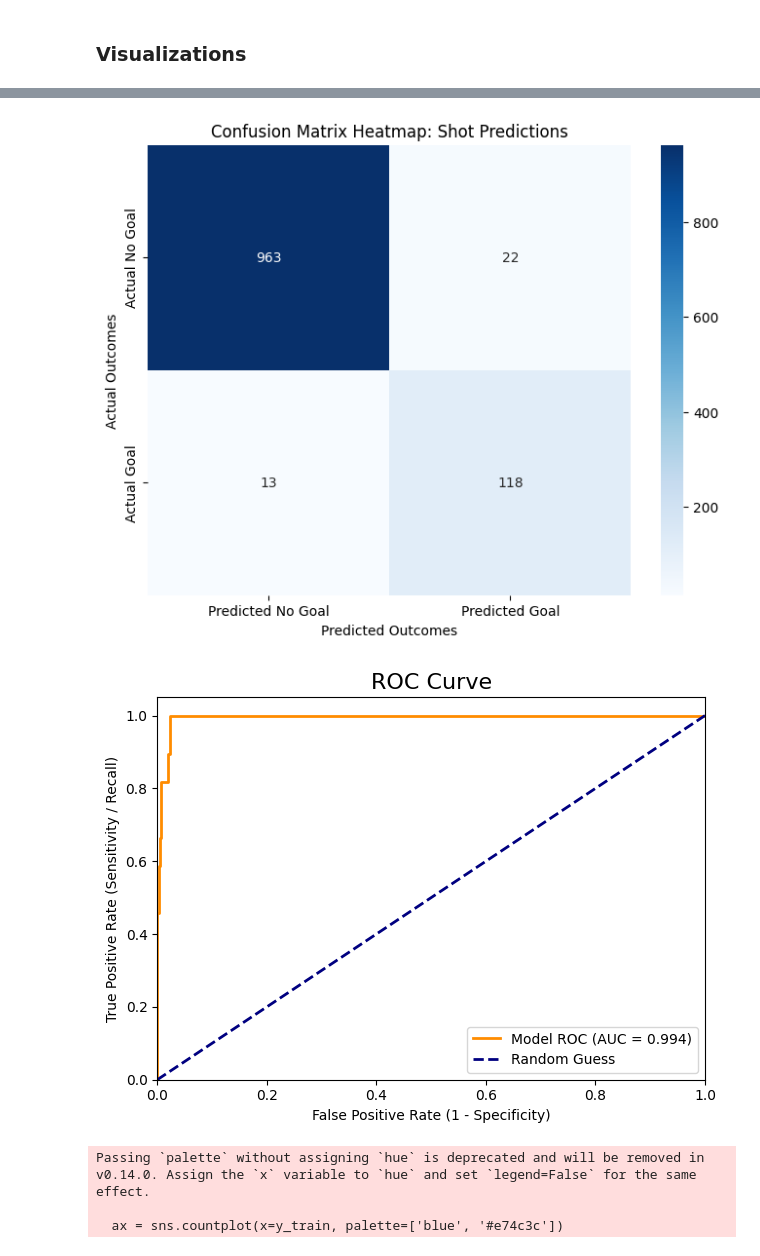
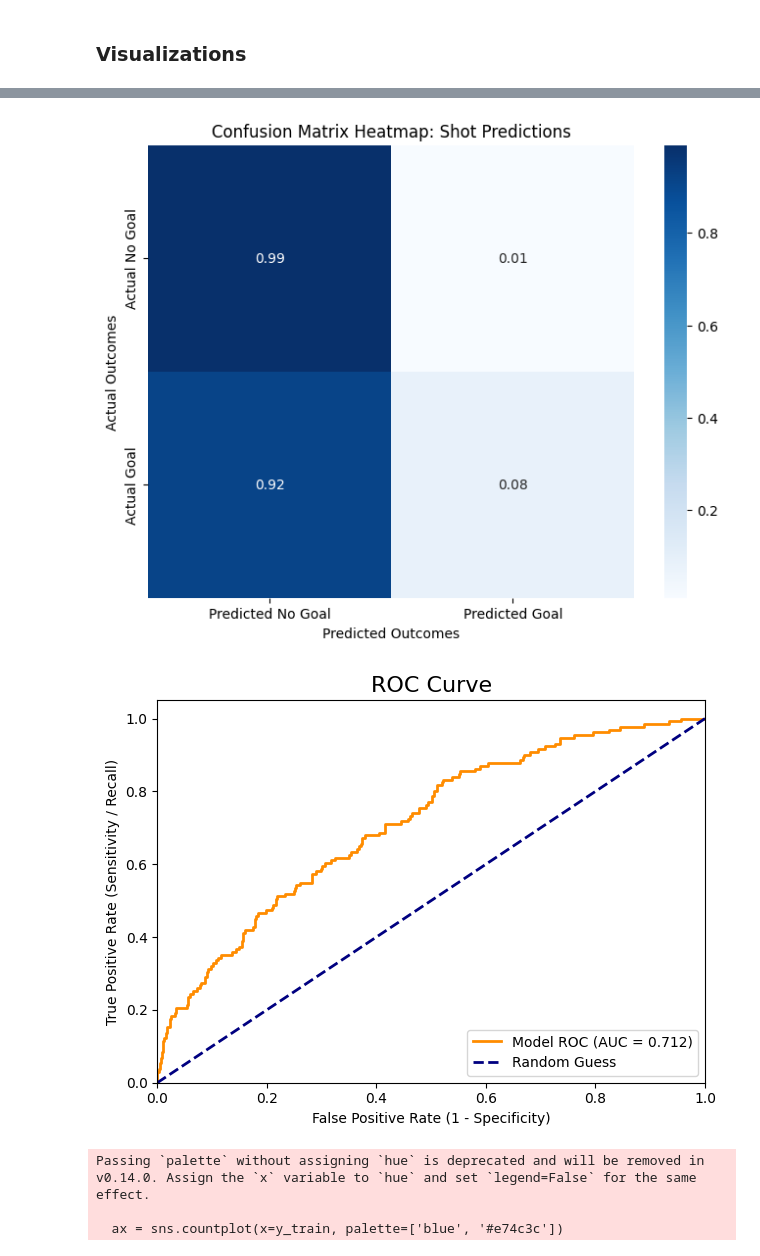
Before and after one commit to bustossophia/personalprojects, a Jupyter notebook: analysis.ipynb, the cells around one changed output, grey strips where cells are left out. Cells and saved outputs as stored; diff of their text form; code cells hidden in the pictures.

```diff
--- a/analysis.ipynb
+++ b/analysis.ipynb
@@ -329,7 +329,7 @@ df = df.drop(columns=to_drop)
 ##### Typically, we drop duplicates in data cleaning. However, in the case of this data, ID duplicates indicate a shot taken during the same game or period. Throughout this analysis, ID duplicates won't hurt or skew our findings.
 # %%
 df['target'] = df['typeDescKey']
-df['target'] = df['target'].apply(lambda x: 1 if x == 'goal' else 0)
+df['target'] = (df['target'].apply(lambda x: 1 if x == 'goal' else 0)).astype(int)
 df
 # %% [output]
 |  | homeTeamDefendingSide | typeDescKey | periodDescriptor.number | periodDescriptor.periodType | details.xCoord | ... |
@@ -453,0 +555,25 @@ nums=X_train.select_dtypes(include=['int64', 'float64']).columns.tolist()
+# %%
+GOAL_X = 89.0  # net location along the x-axis in NHL rink coordinates
+
+def add_geometry(frame):
+    out = frame.copy()
+    x = out['details.xCoord'].abs()      # fold both ends of the rink together
+    y = out['details.yCoord']
+    out['distance'] = np.sqrt((GOAL_X - x) ** 2 + y ** 2)
+    out['angle'] = np.degrees(np.arctan2(y.abs(), GOAL_X - x))
+    return out
+
+df_geo = add_geometry(df_clean)
+X_train_g, X_test_g = split_features(df_geo)
+
+
+#runs geometric logistic regression model with isotonic calibration and 5-fold cross-validation on the corrected dataset, which includes geometric features (distance and angle)
+#distance and angle are more interpetable than x and y coordinates, and they are more directly related to the probability of scoring a goal, which is why we needed to compute them.
+geo_logreg = CalibratedClassifierCV(
+    build_pipeline(X_train_g, LogisticRegression(max_iter=1000)),
+    method='isotonic', cv=5, n_jobs=-1)
+geo_logreg.fit(X_train_g, y_train)
+
+# a tree model can capture interactions a linear model can't
+geo_gbm = build_pipeline(X_train_g, HistGradientBoostingClassifier(random_state=42))
+geo_gbm.fit(X_train_g, y_train)
@@ -453,0 +611,8 @@ nums=X_train.select_dtypes(include=['int64', 'float64']).columns.tolist()
+# %%
+# Add situationCode back (as categorical) only if the check above looks clean.
+df_full = df_geo.copy()
+df_full['situationCode'] = raw.loc[df.index, 'situationCode'].astype('object')
+
+X_train_f, X_test_f = split_features(df_full)
+full_gbm = build_pipeline(X_train_f, HistGradientBoostingClassifier(random_state=42))
+full_gbm.fit(X_train_f, y_train)
@@ -587,28 +827,33 @@ np.int64(0)
 ### Visualizations
 # %% [markdown]
 ![image.png](attachment:image.png)
+# %%
+final_model = full_gbm      # best clean model from the results table
+X_final     = X_test_f      # its matching test set
+y_pred      = final_model.predict(X_final)
+y_pred_prob = final_model.predict_proba(X_final)[:, 1]
 # %%
 from sklearn.metrics import confusion_matrix
 import matplotlib.pyplot as plt
 import seaborn as sns
-cm = confusion_matrix(y_test, y_pred)
+cm = confusion_matrix(y_test, y_pred, normalize='true')
 
 plt.figure (figsize=(8, 6))
-sns.heatmap(cm, annot=True, fmt='d', cmap='Blues',
+sns.heatmap(cm, annot=True, fmt='.2f', cmap='Blues',
             xticklabels=['Predicted No Goal', 'Predicted Goal'],
             yticklabels=['Actual No Goal', 'Actual Goal'])
 
 plt.title('Confusion Matrix Heatmap: Shot Predictions')
 plt.xlabel('Predicted Outcomes')
 plt.ylabel('Actual Outcomes')
 plt.show()
 # %% [output]
-[figure, old version]
+[figure, new version]
 # %%
 import matplotlib.pyplot as plt
 from sklearn.metrics import roc_curve, roc_auc_score
 
-y_pred_prob = cccv.predict_proba(X_test)[:, 1]
+y_pred_prob = final_model.predict_proba(X_final)[:, 1]
 
 fpr, tpr, thresholds = roc_curve(y_test, y_pred_prob)
 
@@ -625,7 +870,7 @@ plt.legend(loc="lower right")
 plt.tight_layout()
 plt.show()
 # %% [output]
-[figure, old version]
+[figure, new version]
 # %%
 ax = sns.countplot(x=y_train, palette=['blue', '#e74c3c'])
 
```
Also changed, not shown: parts of 52 cells of this notebook, 1 other file.
